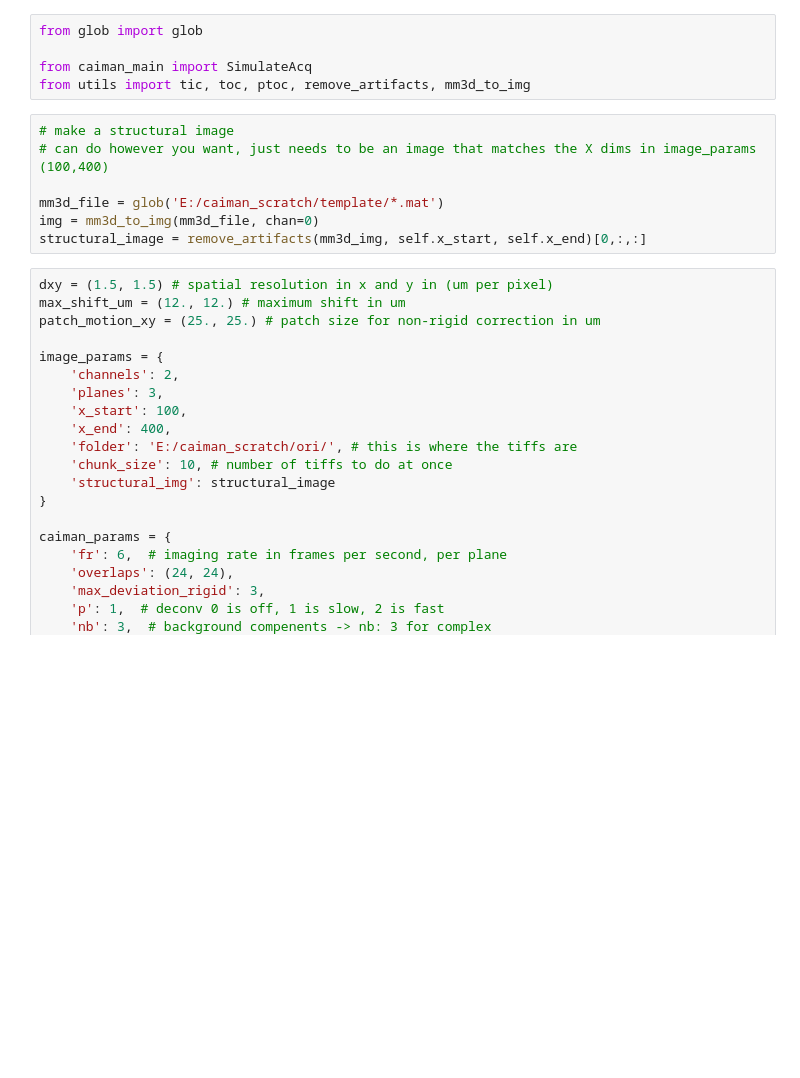
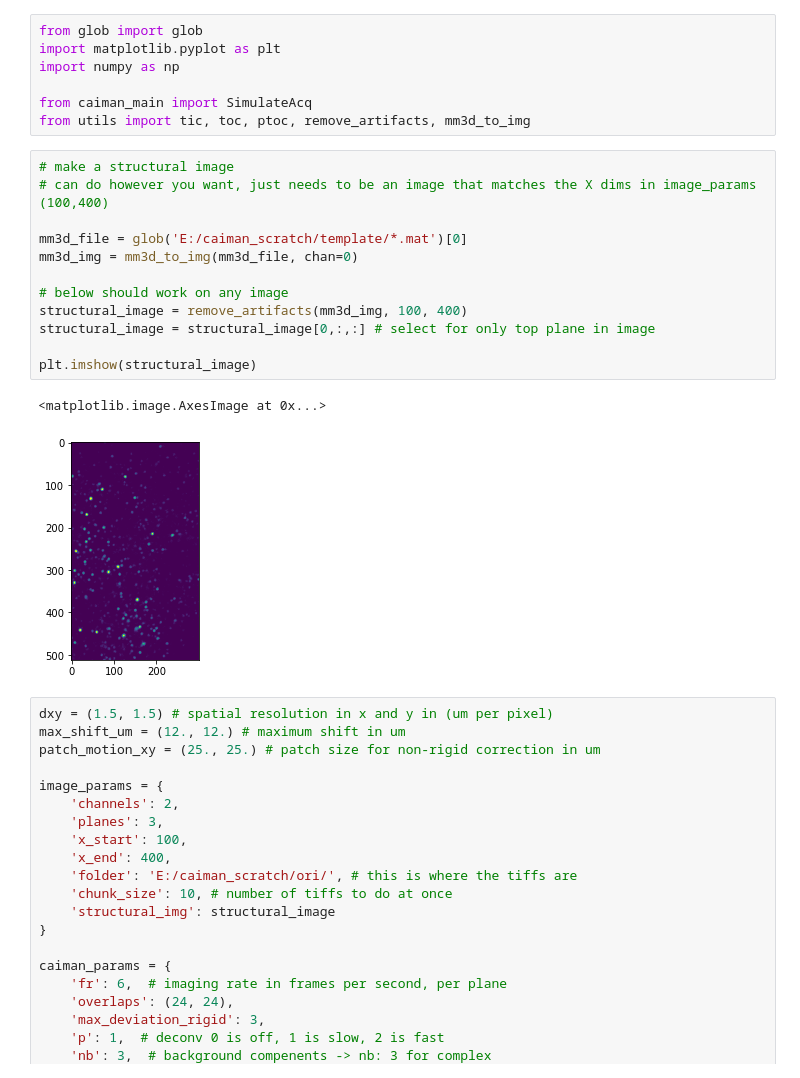
Before and after one commit to willyh101/caiman_online, a Jupyter notebook: stimulate_analysis.ipynb, the cells around one changed output. Saved outputs shown, nothing was run; the diff lists cells and outputs as text; blank space fills up the shorter version.

```diff
--- a/stimulate_analysis.ipynb
+++ b/stimulate_analysis.ipynb
@@ -1,15 +1,25 @@
 # %%
 from glob import glob
+import matplotlib.pyplot as plt
+import numpy as np
 
 from caiman_main import SimulateAcq
 from utils import tic, toc, ptoc, remove_artifacts, mm3d_to_img
 # %%
 # make a structural image
 # can do however you want, just needs to be an image that matches the X dims in image_params (100,400)
 
-mm3d_file = glob('E:/caiman_scratch/template/*.mat')
-img = mm3d_to_img(mm3d_file, chan=0)
-structural_image = remove_artifacts(mm3d_img, self.x_start, self.x_end)[0,:,:]
+mm3d_file = glob('E:/caiman_scratch/template/*.mat')[0]
+mm3d_img = mm3d_to_img(mm3d_file, chan=0)
+
+# below should work on any image
+structural_image = remove_artifacts(mm3d_img, 100, 400)
+structural_image = structural_image[0,:,:] # select for only top plane in image
+
+plt.imshow(structural_image)
+# %% [output]
+<matplotlib.image.AxesImage at 0x...>
+[figure, added]
 # %%
 dxy = (1.5, 1.5) # spatial resolution in x and y in (um per pixel)
 max_shift_um = (12., 12.) # maximum shift in um
```
Also changed, not shown: parts of 1 cell of this notebook.
